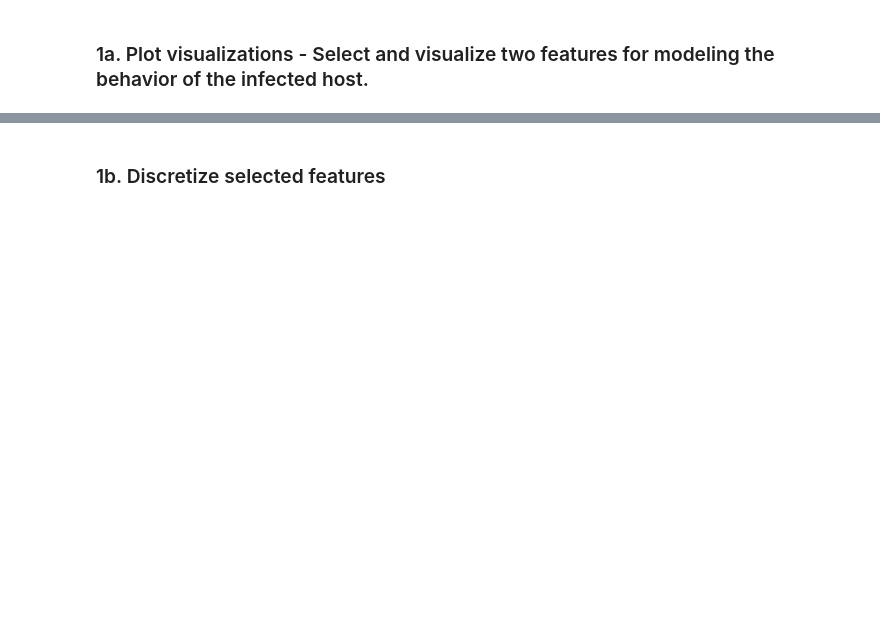
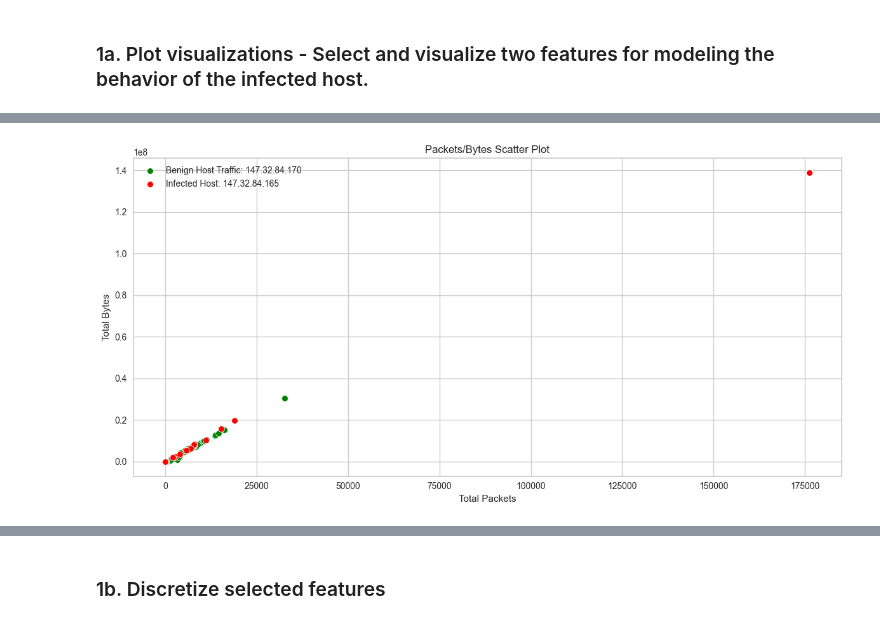
Before and after one commit to amar-mesic/cyber-data, a Jupyter notebook: lab-3/Lab3.ipynb, the cells around one changed output, grey strips where cells are left out. Cells and saved outputs as stored; diff of their text form; code cells hidden in the pictures; blank space fills up the shorter version.

```diff
--- a/lab-3/Lab3.ipynb
+++ b/lab-3/Lab3.ipynb
@@ -26,0 +222,20 @@ Your peers should be able to use the readme section for instructions and be able
+# %%
+# scatter plot the total number of packets for infected host and normal traffic
+plt.figure(figsize=(12, 6))
+# plt.subplot(1, 2, 1)
+sns.scatterplot(x='TotPkts', y='TotBytes', data=benign_host_data, color='green', label='Benign Host Traffic: 147.32.84.170')
+# plt.title('Benign Host Traffic: 147.32.84.170')
+# plt.xlabel('Total Packets')
+# plt.ylabel('Total Bytes')
+
+# plt.subplot(1, 2, 2)
+sns.scatterplot(x='TotPkts', y='TotBytes', data=infected_host_data, color='red', label='Infected Host: 147.32.84.165')
+plt.title('Packets/Bytes Scatter Plot')
+plt.xlabel('Total Packets')
+plt.ylabel('Total Bytes')
+
+plt.legend()
+plt.tight_layout()
+plt.show()
+# %% [output]
+[figure, added]
```
Also changed, not shown: parts of 21 cells of this notebook.
